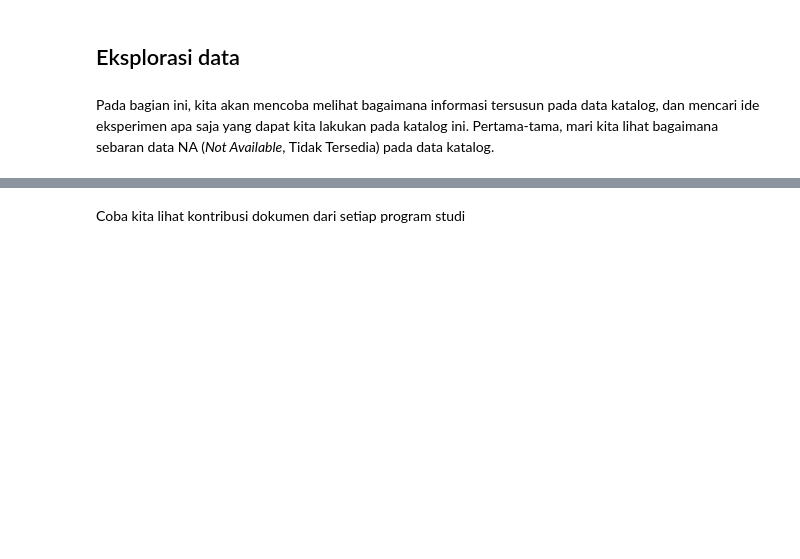
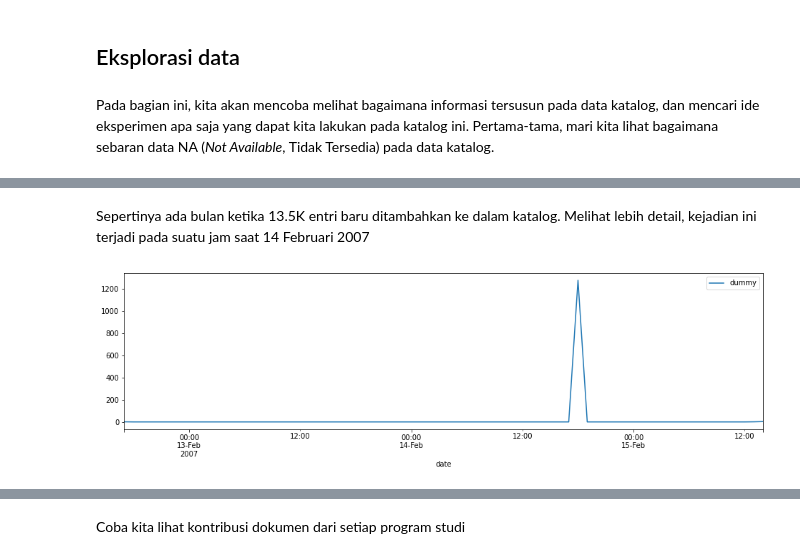
Before and after one commit to kekavigi/eksperimen, a Jupyter notebook: download digilib/v3.1/main.ipynb, the cells around one changed output, grey strips where cells are left out. Saved outputs shown, nothing was run; the diff lists cells and outputs as text; code cells hidden in the pictures; blank space fills up the shorter version.

```diff
--- a/download digilib/v3.1/main.ipynb
+++ b/download digilib/v3.1/main.ipynb
@@ -295,0 +353,11 @@ Mari kita lihat bagaimana katalog diisi, berdasarkan informasi dari kolom `date`
+# %% [markdown]
+Sepertinya ada bulan ketika 13.5K entri baru ditambahkan ke dalam katalog. Melihat lebih detail, kejadian ini terjadi pada suatu jam saat 14 Februari 2007
+# %%
+start = pd.to_datetime('2007-02-12 00:00:00')
+end = pd.to_datetime('2007-02-16 00:00:00')
+df_ = df[(start<=df.index) & (df.index<=end)]
+
+# lihat penambahan per setiap jam pada bulan Februari
+df_.resample('H').sum().plot(figsize=(16,4));
+# %% [output]
+[figure, added]
```
Also changed, not shown: parts of 33 cells of this notebook, 3 other files.
